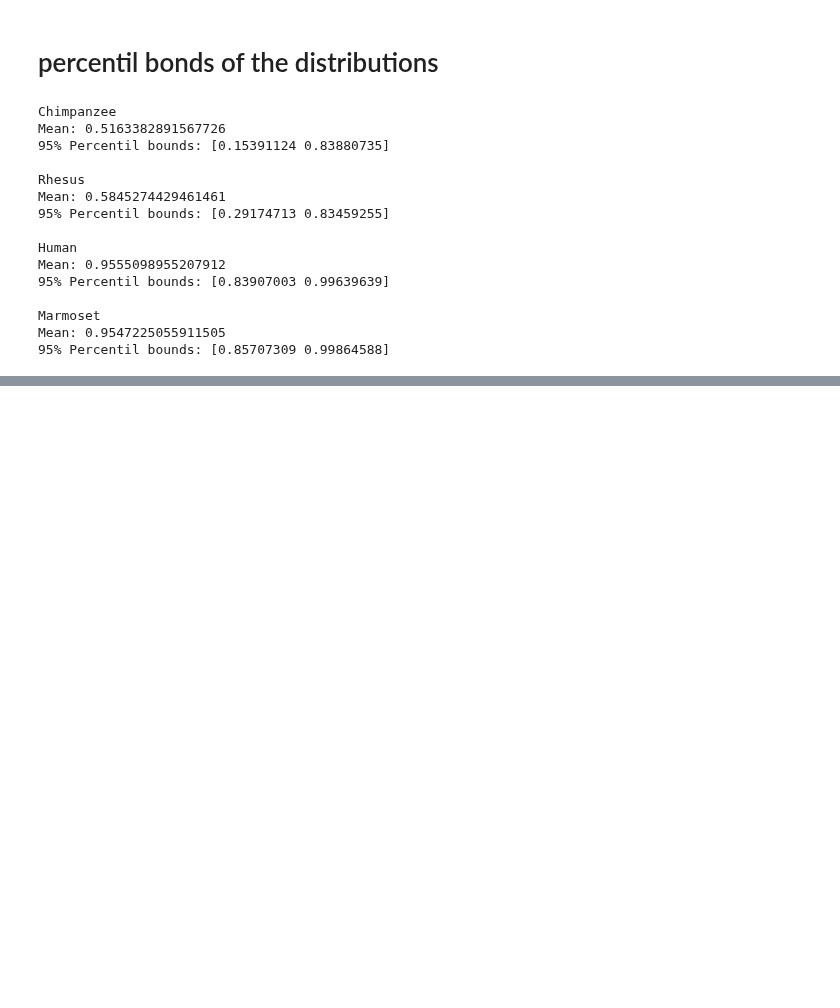
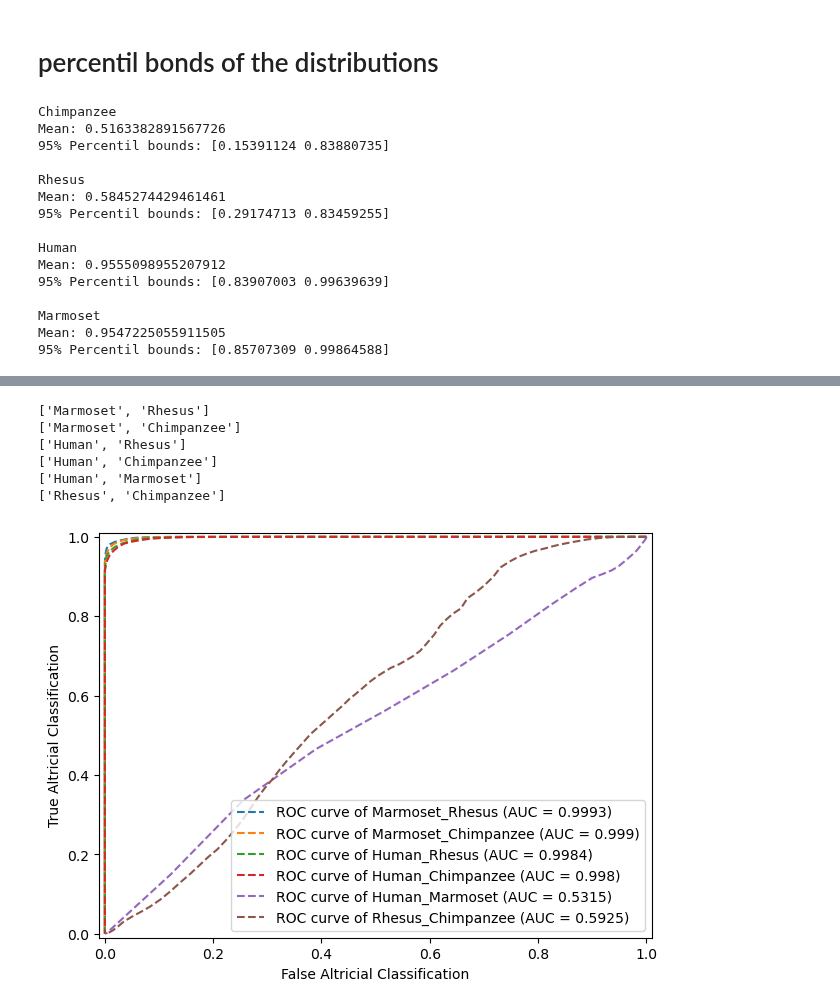
Before and after one commit to biagzi/altricial_brain_vocal_learning, a Jupyter notebook: code/Fig2B_and_2C.ipynb, the cells around one changed output, grey strips where cells are left out. Drawn from its saved outputs; the diff is of its cells as text; code cells hidden in the pictures; blank space fills up the shorter version.

```diff
--- a/code/Fig2B_and_2C.ipynb
+++ b/code/Fig2B_and_2C.ipynb
@@ -266,0 +248,3 @@ Rhesus Chimpanzee 0.19342259797978067 0.0
+# %%
+df_all_box = pd.DataFrame(boxplot_df_all)
+df_all_box.head()
@@ -266,0 +258,69 @@ Rhesus Chimpanzee 0.19342259797978067 0.0
+# %%
+#ROC calculation
+list_species = ["Marmoset","Human","Rhesus","Chimpanzee"]
+
+confusion_matrix = {"actually_altricial_predicted_altricial":[],"actually_precocial_predicted_altricial":[],
+                    "actually_altricial_predicted_precocial":[],"actually_precocial_predicted_precocial":[],
+                    "pair_comparison":[],"threshold":[],
+                    "TPR":[], #true positive rate/recall/sensitivity or true positive/ all positive ("altricials I got right/all altricials")
+                    "FPR":[], #false positive rate/ false alarm rate or false positive/ all negative ("precocials I classified as altricial/ all precocials")
+                    }
+
+for pair in [["Marmoset","Rhesus"],["Marmoset","Chimpanzee"],["Human","Rhesus"],["Human","Chimpanzee"],
+             ["Human","Marmoset"],["Rhesus","Chimpanzee"]]:
+    print(pair)
+    for threshold in np.arange(0, 1.01, 0.01):
+        confusion_matrix["threshold"].append(threshold) #if value >= threshold --> it is altricial (True)
+        confusion_matrix["pair_comparison"].append("{0}_{1}".format(pair[0],pair[1]))
+
+        altricial_species = df_all_box[df_all_box.specie == pair[0]]
+        precocial_species = df_all_box[df_all_box.specie == pair[1]]
+
+        tp = len(altricial_species[altricial_species.possible_values >= threshold])
+        confusion_matrix["actually_altricial_predicted_altricial"].append(tp)
+
+        fp = len(precocial_species[precocial_species.possible_values >= threshold])
+        confusion_matrix["actually_precocial_predicted_altricial"].append(fp)
+
+        fn = len(altricial_species[altricial_species.possible_values < threshold])
+        confusion_matrix["actually_altricial_predicted_precocial"].append(fn)
+
+        tn = len(precocial_species[precocial_species.possible_values < threshold])
+        confusion_matrix["actually_precocial_predicted_precocial"].append(tn)
+
+        confusion_matrix["TPR"].append(tp/(tp + fn))
+
+        try:
+            confusion_matrix["FPR"].append(fp/(tn + fp))
+        except:
+            confusion_matrix["FPR"].append(0)
+
+        true_labels = [1]*len(altricial_species) + [0]*len(precocial_species)
+
+confusion_matrix = pd.DataFrame(confusion_matrix)
+# %% [output]
+['Marmoset', 'Rhesus']
+['Marmoset', 'Chimpanzee']
+['Human', 'Rhesus']
+['Human', 'Chimpanzee']
+['Human', 'Marmoset']
+['Rhesus', 'Chimpanzee']
+# %%
+from sklearn.metrics import auc
+
+for i, pair in enumerate(confusion_matrix["pair_comparison"].unique()):
+    conf_matrix_pair = confusion_matrix[confusion_matrix.pair_comparison == pair]
+    fpr = list(conf_matrix_pair["FPR"])
+    tpr = list(conf_matrix_pair["TPR"])
+    auc_value = auc(fpr,tpr)
+
+    plt.plot(fpr, tpr,"--",label='ROC curve of {0} (AUC = {1})'.format(pair,np.round(auc_value,4)))
+plt.xlim(-0.01,1.01)
+plt.ylim(-0.01,1.01)
+plt.legend()
+plt.xlabel("False Altricial Classification")
+plt.ylabel("True Altricial Classification")
+plt.tight_layout()
+plt.savefig("{0}/figs/ROC_plot.pdf".format(PYTHON_PATH),dpi = 300)
+# %% [output]
+[figure, added]
```
Also changed, not shown: parts of 11 cells of this notebook, 9 other files.
